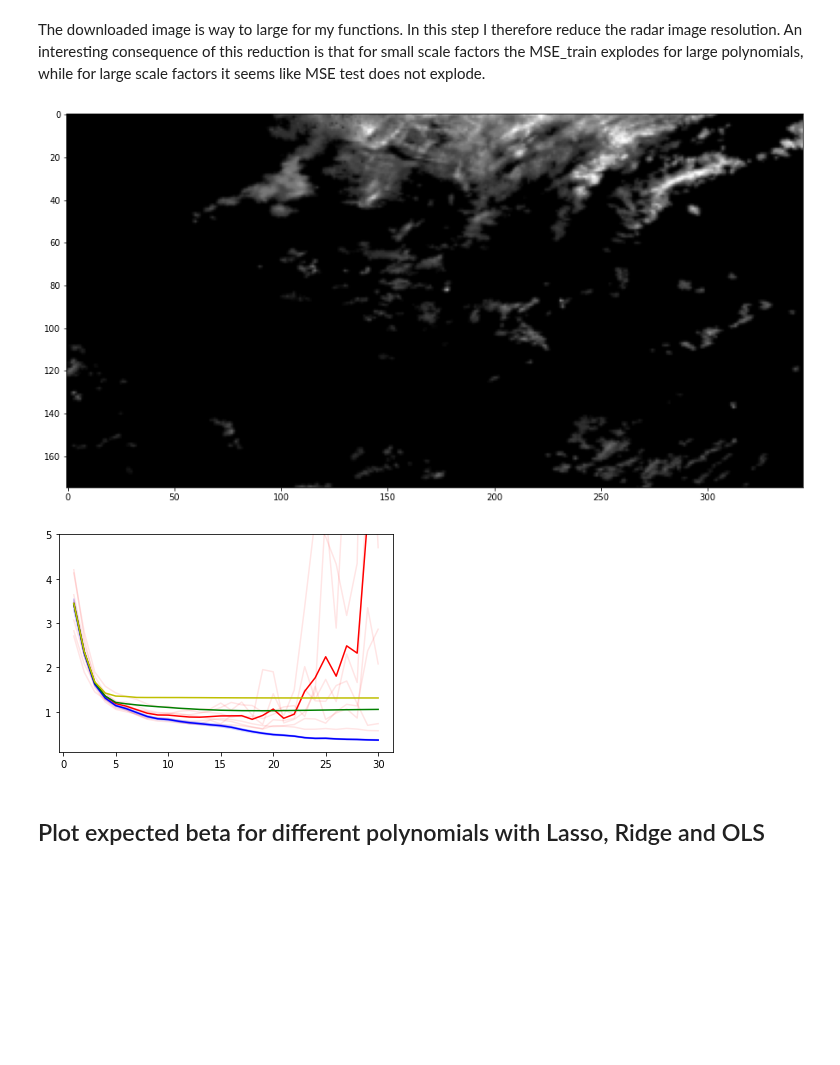
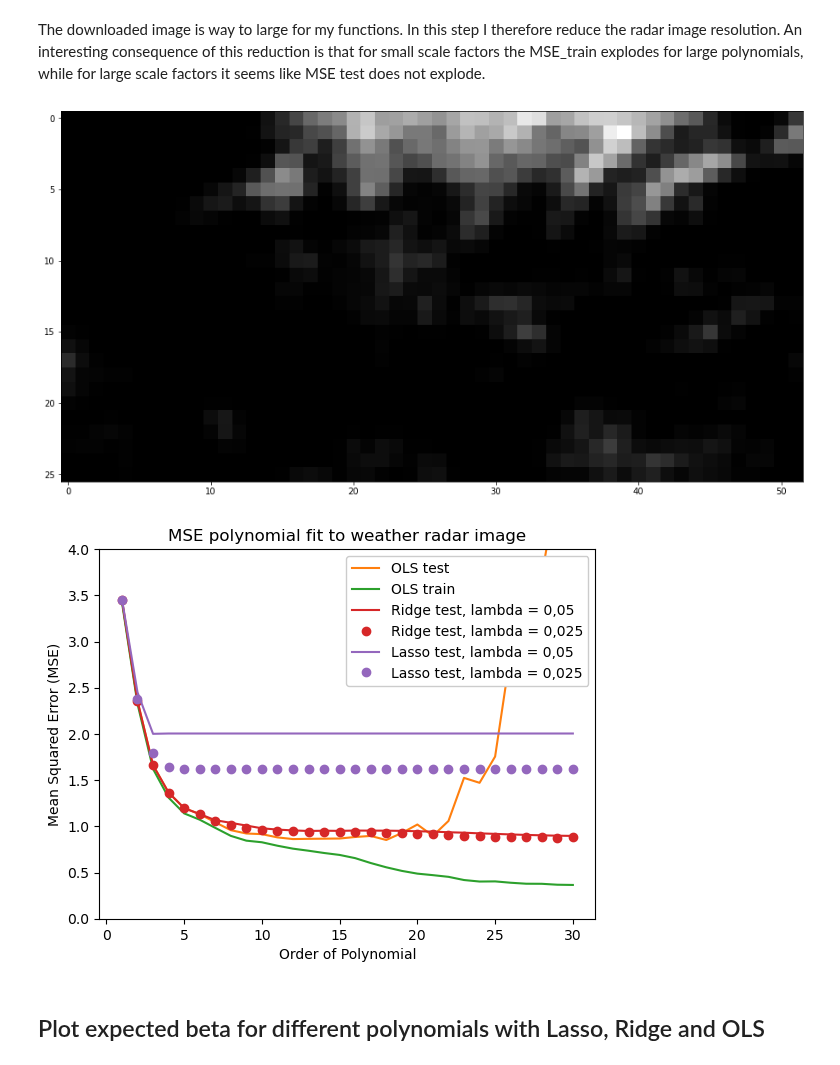
Before and after one commit to eoydvin/FYS-STK4155, a Jupyter notebook: Project_1/Exercise 6.ipynb, the cells around one changed output. Drawn from its saved outputs; the diff is of its cells as text; code cells hidden in the pictures; blank space fills up the shorter version.

```diff
--- a/Project_1/Exercise 6.ipynb
+++ b/Project_1/Exercise 6.ipynb
@@ -59,14 +51,14 @@ plt.show()
 The downloaded image is way to large for my functions. In this step I therefore reduce the radar image resolution. An interesting consequence of this reduction is that for small scale factors the MSE_train explodes for large polynomials, while for large scale factors it seems like MSE test does not explode.
 # %%
 from skimage.transform import rescale
-scale_factor = 0.1 # 0.015 gives over-fitting tendencies
+scale_factor = 0.015 # 0.03 gives over-fitting tendencies
 radar_rescaled = rescale(radar, scale_factor)
 
 fig, ax = plt.subplots(figsize=(20,8))
 ax.imshow(radar_rescaled, cmap='gray')
 plt.show()
 # %% [output]
-[figure, old version]
+[figure, new version]
 # %%
 import matplotlib.pyplot as plt
 import numpy as np
@@ -205,18 +249,20 @@ mean_betas_Lasso = np.mean(betas_Lasso, axis=0)
 # %%
-for i in range(len(MSE_test_OLS)):
-    plt.plot(range(1, len(MSE_test)+1), MSE_test_OLS[i], 'r', alpha=0.1)
-    plt.plot(range(1, len(MSE_test)+1), MSE_train_OLS[i], 'b', alpha=0.1)
-
-plt.plot(range(1, len(MSE_test)+1), expected_MSE_test_OLS, 'r')
-plt.plot(range(1, len(MSE_train)+1), expected_MSE_train_OLS, 'b')
-plt.plot(range(1, len(MSE_test)+1), expected_MSE_test_Ridge, 'g')
-plt.plot(range(1, len(MSE_test)+1), expected_MSE_test_Lasso, 'y')
-
-
-plt.ylim(0.1, 5)
+import matplotlib.pyplot as plt
+plt.style.use('default')
+plt.plot(range(1, len(MSE_test)+1), expected_MSE_test_OLS, 'C1', label='OLS test')
+plt.plot(range(1, len(MSE_train)+1), expected_MSE_train_OLS, 'C2', label='OLS train')
+plt.plot(range(1, len(MSE_test)+1), expected_MSE_test_Ridge, 'C3', label='Ridge test, lambda = 0,05')
+plt.plot(range(1, len(MSE_test)+1), expected_MSE_test_Ridge_l, 'C3o', label='Ridge test, lambda = 0,025')
+plt.plot(range(1, len(MSE_test)+1), expected_MSE_test_Lasso, 'C4', label='Lasso test, lambda = 0,05')
+plt.plot(range(1, len(MSE_test)+1), expected_MSE_test_Lasso_l, 'C4o', label='Lasso test, lambda = 0,025')
+plt.legend(loc='upper right', framealpha=1)
+plt.xlabel('Order of Polynomial')
+plt.ylabel('Mean Squared Error (MSE)')
+plt.title('MSE polynomial fit to weather radar image')
+plt.ylim(0, 4)
 plt.show()
 # %% [output]
-[figure, old version]
+[figure, new version]
 # %% [markdown]
 ## Plot expected beta for different polynomials with Lasso, Ridge and OLS
 # %%
```
Also changed, not shown: parts of 6 cells of this notebook.
